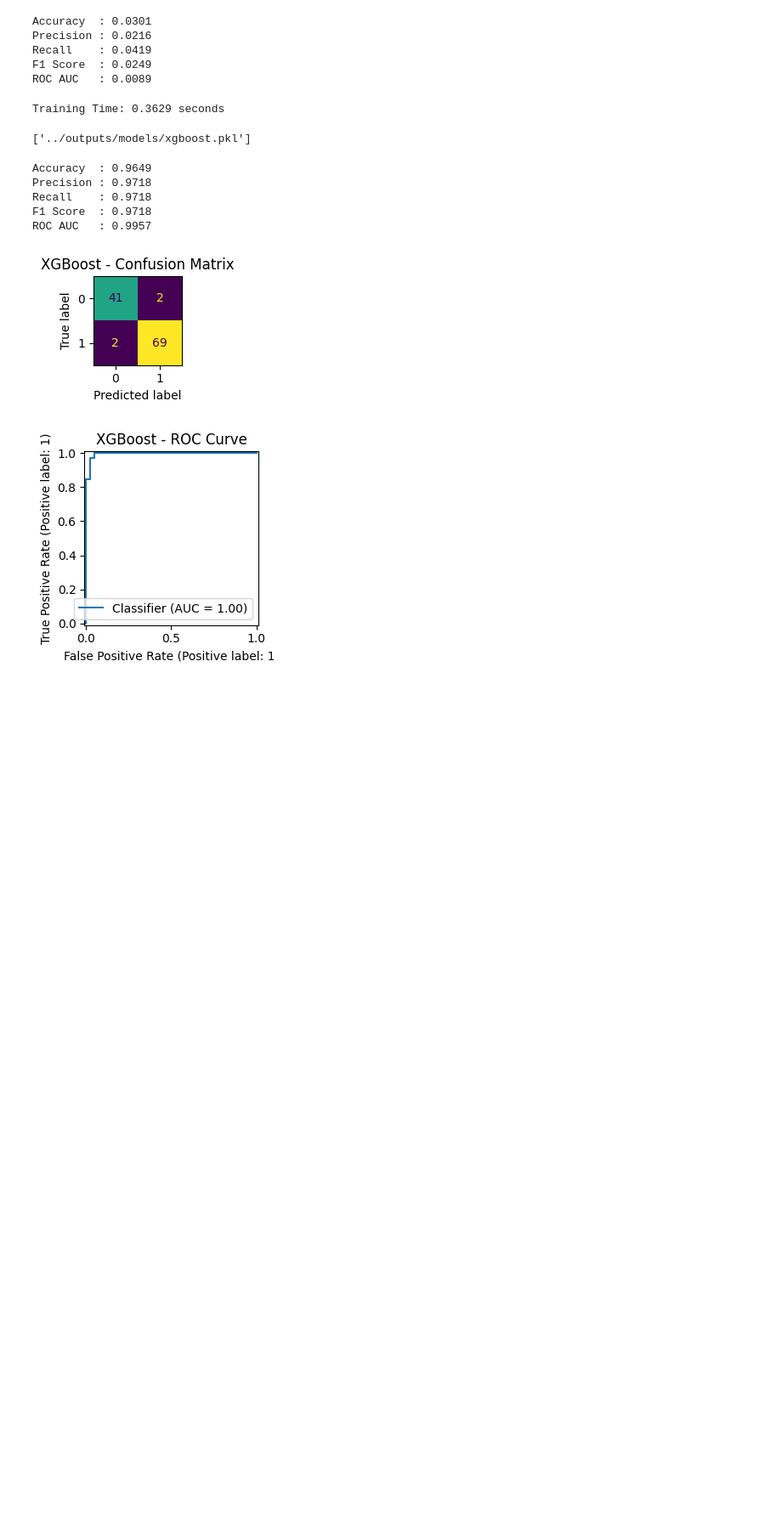
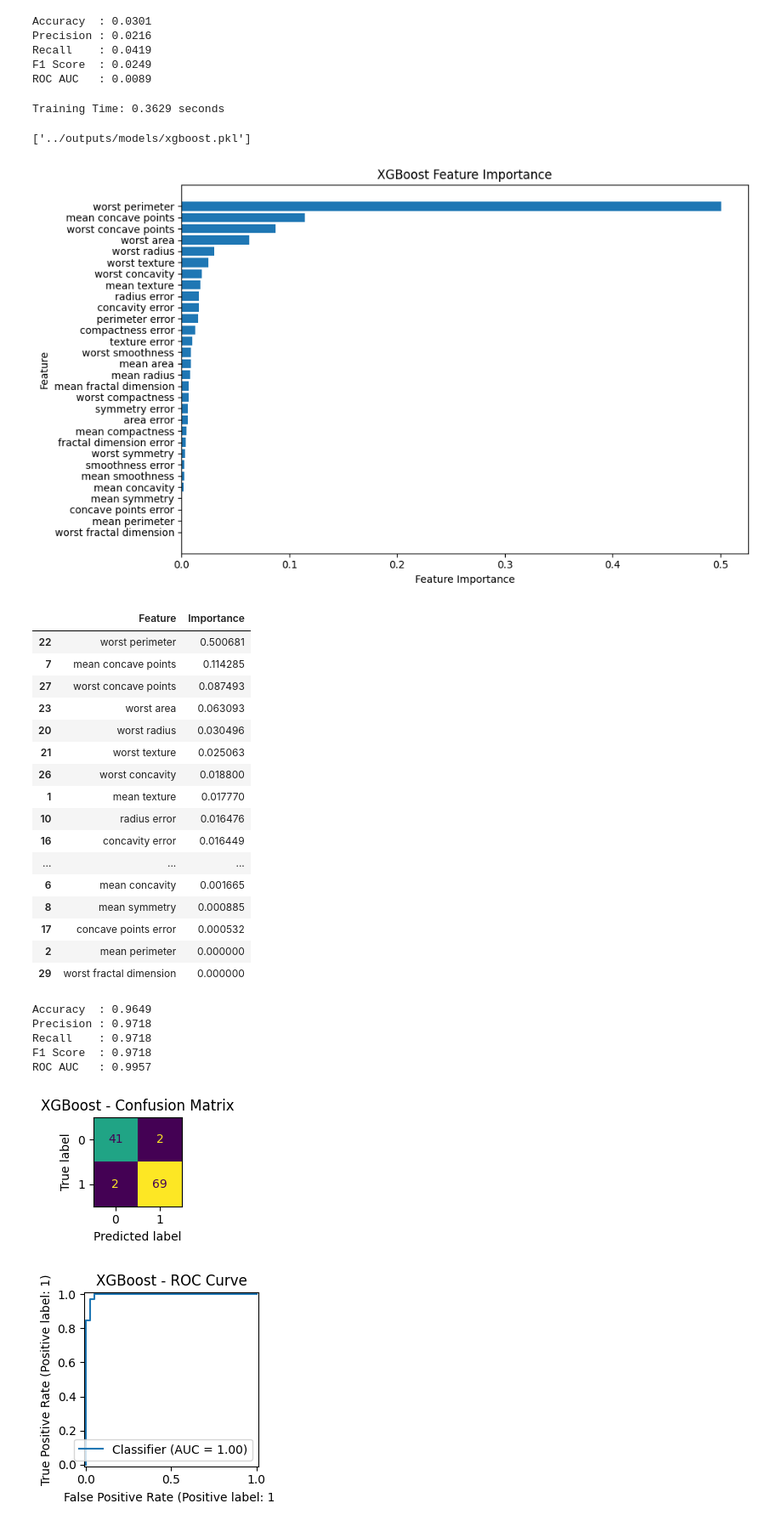
Before and after one commit to Sami-ur-Rehman1073/breast_cancer_prediction, a Jupyter notebook: notebooks/03_modeling.ipynb, the cells around one changed output. Shown at 85% size. Cells and saved outputs as stored; diff of their text form; code cells hidden in the pictures; blank space fills up the shorter version.

```diff
--- a/notebooks/03_modeling.ipynb
+++ b/notebooks/03_modeling.ipynb
@@ -680,6 +780,31 @@ Training Time: 0.3629 seconds
 joblib.dump(xgboost_trained_pipeline, "../outputs/models/xgboost.pkl")
 # %% [output]
 ['../outputs/models/xgboost.pkl']
+# %%
+plot_feature_importance(
+    pipeline=xgboost_trained_pipeline,
+    feature_names=X_train.columns,
+    model_name="XGBoost"
+)
+# %% [output]
+[figure, added]
+|  | Feature | Importance |
+| 22 | worst perimeter | 0.500681 |
+| 7 | mean concave points | 0.114285 |
+| 27 | worst concave points | 0.087493 |
+| 23 | worst area | 0.063093 |
+| 20 | worst radius | 0.030496 |
+| 21 | worst texture | 0.025063 |
+| 26 | worst concavity | 0.018800 |
+| 1 | mean texture | 0.017770 |
+| 10 | radius error | 0.016476 |
+| 16 | concavity error | 0.016449 |
+| ... | ... | ... |
+| 6 | mean concavity | 0.001665 |
+| 8 | mean symmetry | 0.000885 |
+| 17 | concave points error | 0.000532 |
+| 2 | mean perimeter | 0.000000 |
+| 29 | worst fractal dimension | 0.000000 |
 # %%
 (
     train_predictions,
```
Also changed, not shown: parts of 6 cells of this notebook.
